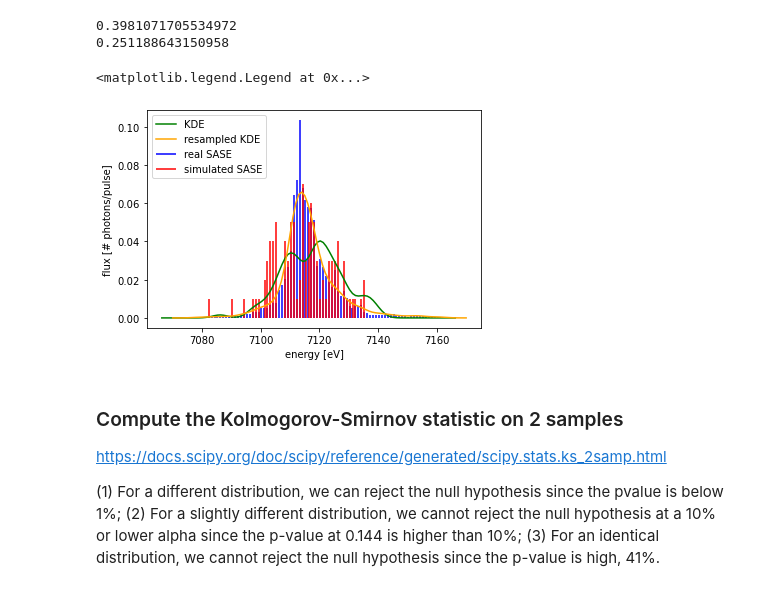
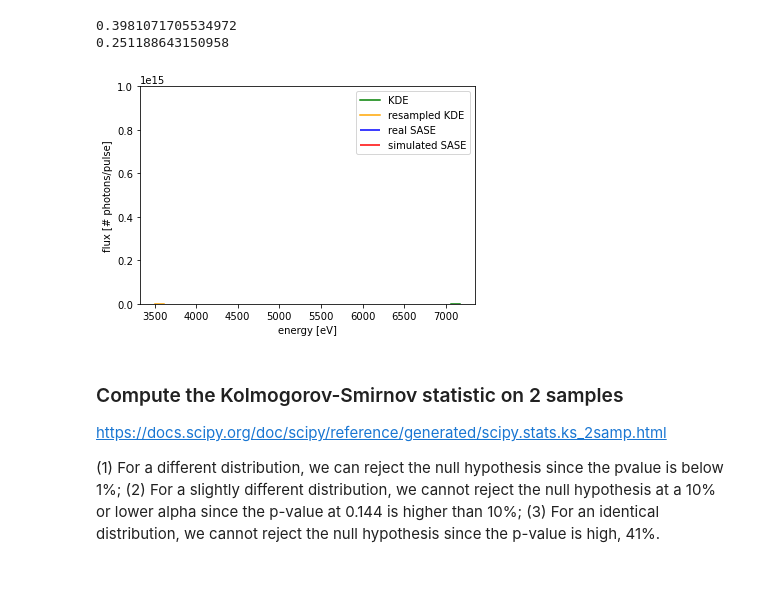
Before and after one commit to irischang020/pysingfel, a Jupyter notebook: examples/scripts/Test-SASE-KDE.ipynb, the cells around one changed output. Cells and saved outputs as stored; diff of their text form; code cells hidden in the pictures.

```diff
--- a/examples/scripts/Test-SASE-KDE.ipynb
+++ b/examples/scripts/Test-SASE-KDE.ipynb
@@ -159,4 +159,0 @@ rkde1 = stats.gaussian_kde(resamples1)
-# %%
-from scipy.stats import ks_2samp
-x = np.linspace(7070, 7170, 101)
-ks_2samp(rkde.pdf(x),rkde1.pdf(x))
@@ -254,14 +249,15 @@ kdepdf = gkde(ind)
 # %%
 plt.vlines(wavelength_to_photon_energy(wavlen_7120eV)*10**10, 0, flux_7120eV_ebeam1/np.array(flux_7120eV_ebeam1).sum(), color="b", label="real SASE")
 plt.vlines(energy, 0, flux, color="r", label="simulated SASE")
 plt.plot(ind, kdepdf, color='g', label="KDE")
 plt.plot(x, rkde.pdf(x), color="orange", label='resampled KDE')
 plt.xlabel('energy [eV]')
 plt.ylabel('flux [# photons/pulse]')
-plt.legend(loc="upper left")
+plt.legend()
+plt.ylim(0, 1e15)
+plt.show()
 # %% [output]
-<matplotlib.legend.Legend at 0x...>
-[figure, old version]
+[figure, new version]
 # %% [markdown]
 ### Compute the Kolmogorov-Smirnov statistic on 2 samples
 https://docs.scipy.org/doc/scipy/reference/generated/scipy.stats.ks_2samp.html
```
Also changed, not shown: parts of 6 cells of this notebook.
